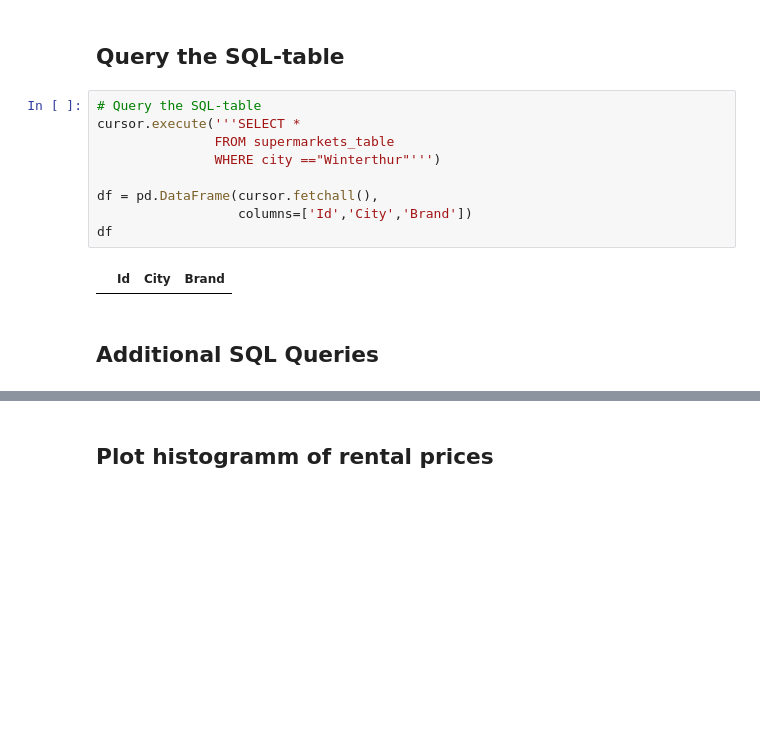
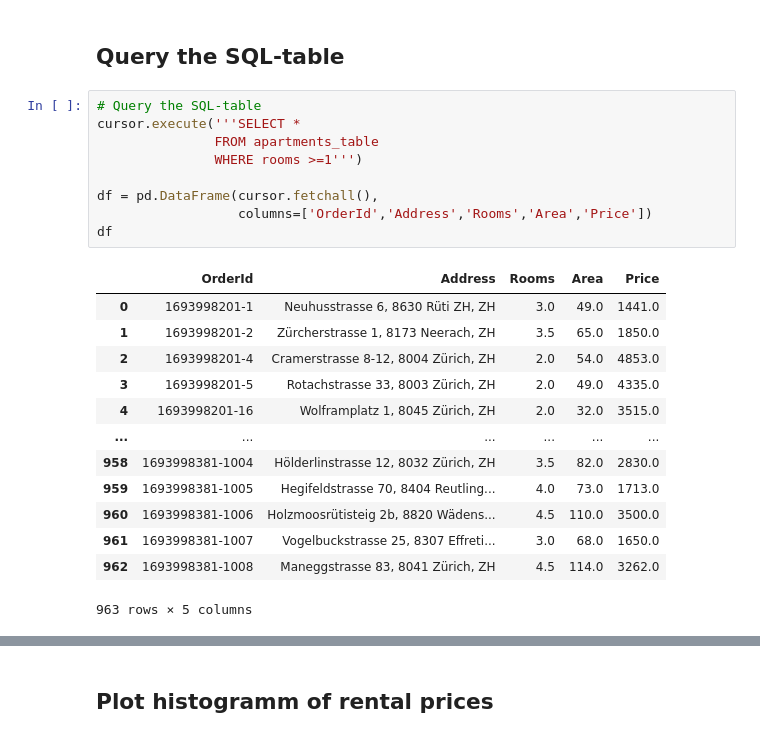
Before and after one commit to lautenad/data_analytics, a Jupyter notebook: Week_02/apartments_database_Python.ipynb, the cells around one changed output, grey strips where cells are left out. Saved outputs shown, nothing was run; the diff lists cells and outputs as text; blank space fills up the shorter version.

```diff
--- a/Week_02/apartments_database_Python.ipynb
+++ b/Week_02/apartments_database_Python.ipynb
@@ -81,13 +81,23 @@ df.to_sql(name = 'apartments_table',
 # %%
 # Query the SQL-table
 cursor.execute('''SELECT *
-               FROM supermarkets_table
-               WHERE city =="Winterthur"''')
+               FROM apartments_table
+               WHERE rooms >=1''')
 
 df = pd.DataFrame(cursor.fetchall(),
-                  columns=['Id','City','Brand'])
+                  columns=['OrderId','Address','Rooms','Area','Price'])
 df
 # %% [output]
-|  | Id | City | Brand |
+|  | OrderId | Address | Rooms | Area | Price |
+| 0 | 1693998201-1 | Neuhusstrasse 6, 8630 Rüti ZH, ZH | 3.0 | 49.0 | 1441.0 |
+| 1 | 1693998201-2 | Zürcherstrasse 1, 8173 Neerach, ZH | 3.5 | 65.0 | 1850.0 |
+| 2 | 1693998201-4 | Cramerstrasse 8-12, 8004 Zürich, ZH | 2.0 | 54.0 | 4853.0 |
+| 3 | 1693998201-5 | Rotachstrasse 33, 8003 Zürich, ZH | 2.0 | 49.0 | 4335.0 |
+| 4 | 1693998201-16 | Wolframplatz 1, 8045 Zürich, ZH | 2.0 | 32.0 | 3515.0 |
+| ... | ... | ... | ... | ... | ... |
+| 958 | 1693998381-1004 | Hölderlinstrasse 12, 8032 Zürich, ZH | 3.5 | 82.0 | 2830.0 |
+| 959 | 1693998381-1005 | Hegifeldstrasse 70, 8404 Reutling... | 4.0 | 73.0 | 1713.0 |
+| 960 | 1693998381-1006 | Holzmoosrütisteig 2b, 8820 Wädens... | 4.5 | 110.0 | 3500.0 |
+| 961 | 1693998381-1007 | Vogelbuckstrasse 25, 8307 Effreti... | 3.0 | 68.0 | 1650.0 |
+| 962 | 1693998381-1008 | Maneggstrasse 83, 8041 Zürich, ZH | 4.5 | 114.0 | 3262.0 |
+963 rows × 5 columns
-# %% [markdown]
-## Additional SQL Queries
```
Also changed, not shown: parts of 8 cells of this notebook, 6 other files.
